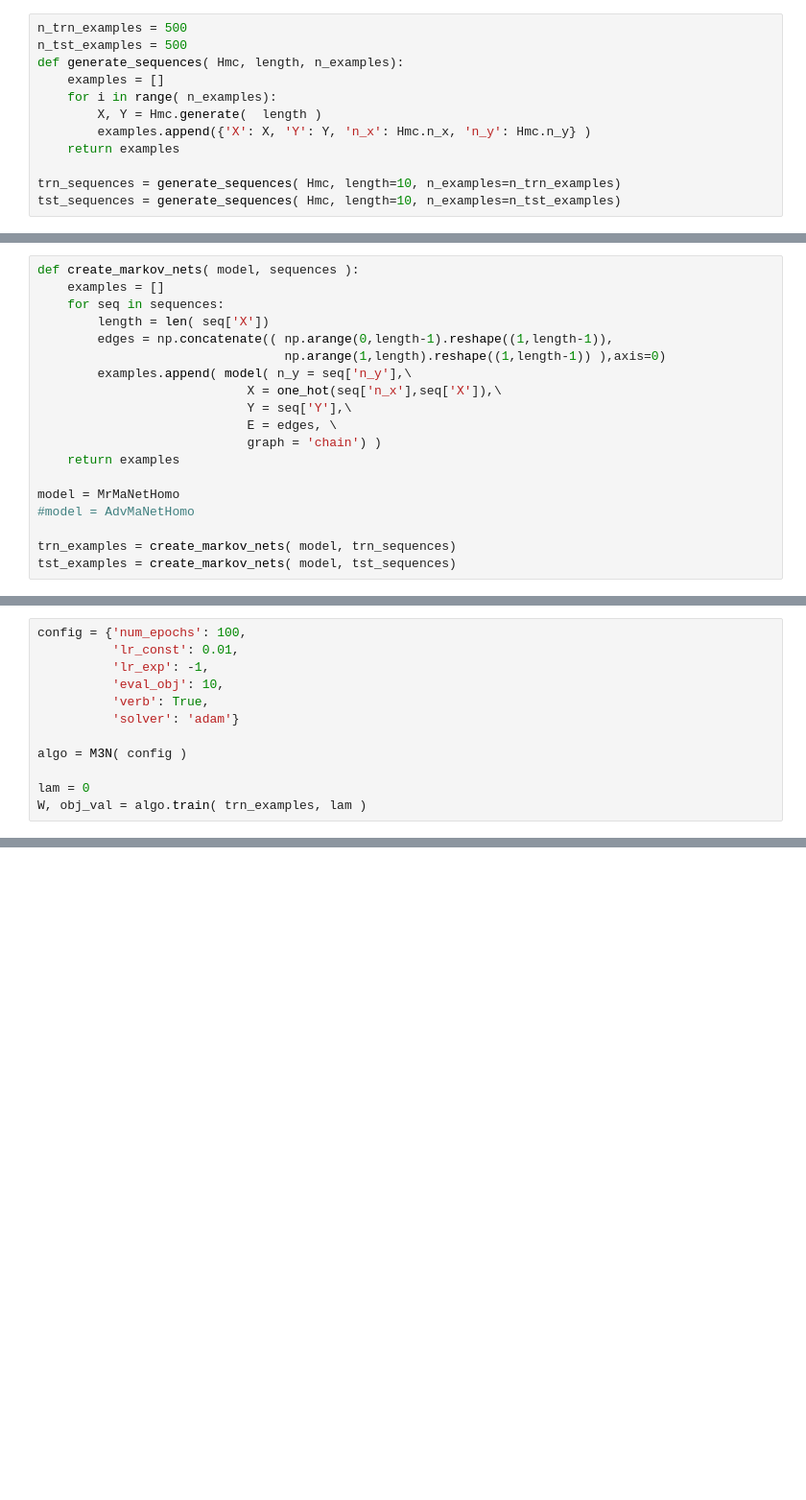
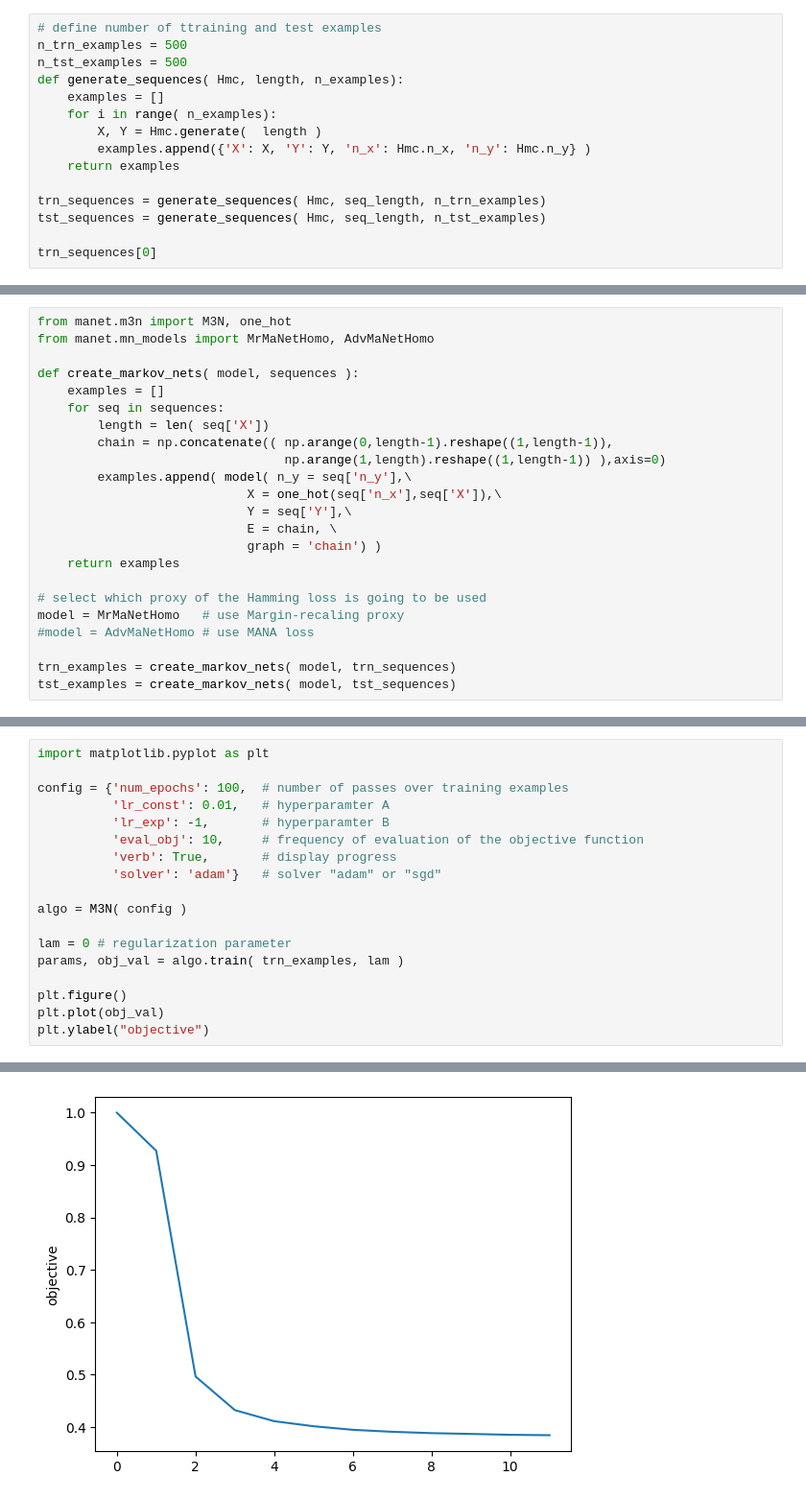
Before and after one commit to xfrancv/manet, a Jupyter notebook: examples/train_hmc.ipynb, the cells around one changed output, grey strips where cells are left out. Shown at 96% size. Drawn from its saved outputs; the diff is of its cells as text; blank space fills up the shorter version.

Commit message:
example finished

```diff
--- a/examples/train_hmc.ipynb
+++ b/examples/train_hmc.ipynb
@@ -88,4 +116,5 @@ Use HMC model to generate set of training sequences and testing sequences.
 # %%
+# define number of ttraining and test examples
 n_trn_examples = 500
 n_tst_examples = 500
 def generate_sequences( Hmc, length, n_examples):
@@ -95,5 +124,7 @@ def generate_sequences( Hmc, length, n_examples):
         examples.append({'X': X, 'Y': Y, 'n_x': Hmc.n_x, 'n_y': Hmc.n_y} )
     return examples
 
-trn_sequences = generate_sequences( Hmc, length=10, n_examples=n_trn_examples)
-tst_sequences = generate_sequences( Hmc, length=10, n_examples=n_tst_examples)
+trn_sequences = generate_sequences( Hmc, seq_length, n_trn_examples)
+tst_sequences = generate_sequences( Hmc, seq_length, n_tst_examples)
+
+trn_sequences[0]
@@ -100,19 +138,23 @@ tst_sequences = generate_sequences( Hmc, length=10, n_examples=n_tst_examples)
 # %%
+from manet.m3n import M3N, one_hot
+from manet.mn_models import MrMaNetHomo, AdvMaNetHomo
+
 def create_markov_nets( model, sequences ):
     examples = []
     for seq in sequences:
         length = len( seq['X'])
-        edges = np.concatenate(( np.arange(0,length-1).reshape((1,length-1)),
+        chain = np.concatenate(( np.arange(0,length-1).reshape((1,length-1)),
                                  np.arange(1,length).reshape((1,length-1)) ),axis=0)
         examples.append( model( n_y = seq['n_y'],\
                             X = one_hot(seq['n_x'],seq['X']),\
                             Y = seq['Y'],\
-                            E = edges, \
+                            E = chain, \
                             graph = 'chain') )
     return examples
 
-model = MrMaNetHomo
-#model = AdvMaNetHomo
+# select which proxy of the Hamming loss is going to be used
+model = MrMaNetHomo   # use Margin-recaling proxy
+#model = AdvMaNetHomo # use MANA loss
 
 trn_examples = create_markov_nets( model, trn_sequences)
 tst_examples = create_markov_nets( model, tst_sequences)
@@ -119,13 +167,19 @@ tst_examples = create_markov_nets( model, tst_sequences)
 # %%
-config = {'num_epochs': 100,
-          'lr_const': 0.01,
-          'lr_exp': -1,
-          'eval_obj': 10,
-          'verb': True,
-          'solver': 'adam'}
+import matplotlib.pyplot as plt
+
+config = {'num_epochs': 100,  # number of passes over training examples
+          'lr_const': 0.01,   # hyperparamter A
+          'lr_exp': -1,       # hyperparamter B
+          'eval_obj': 10,     # frequency of evaluation of the objective function
+          'verb': True,       # display progress
+          'solver': 'adam'}   # solver "adam" or "sgd"
 
 algo = M3N( config )
 
-lam = 0
-W, obj_val = algo.train( trn_examples, lam )
+lam = 0 # regularization parameter
+params, obj_val = algo.train( trn_examples, lam )
+
+plt.figure()
+plt.plot(obj_val)
+plt.ylabel("objective")
 # %% [output]
@@ -142,0 +198 @@ epoch=99 obj_val=0.38103766553834023
+[figure, added]
```
Also changed, not shown: parts of 22 cells of this notebook.
